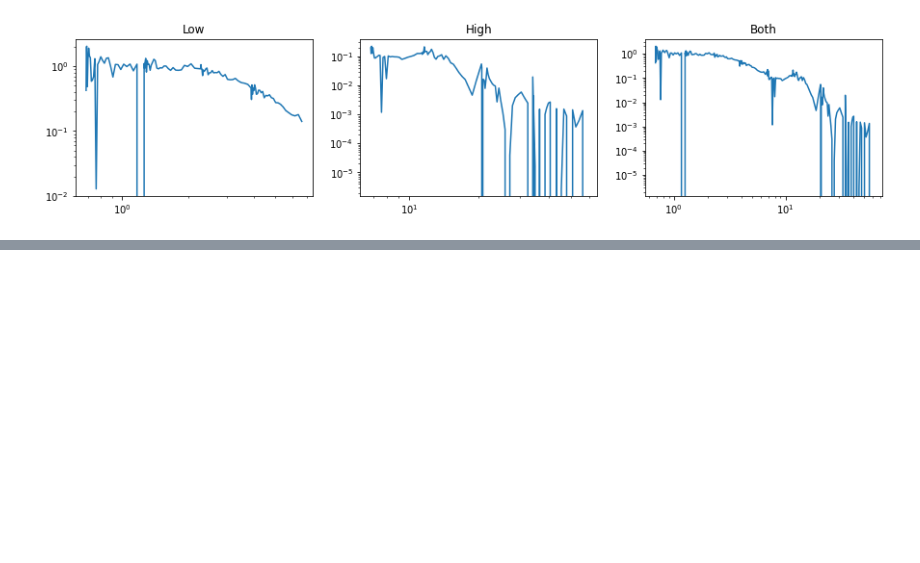
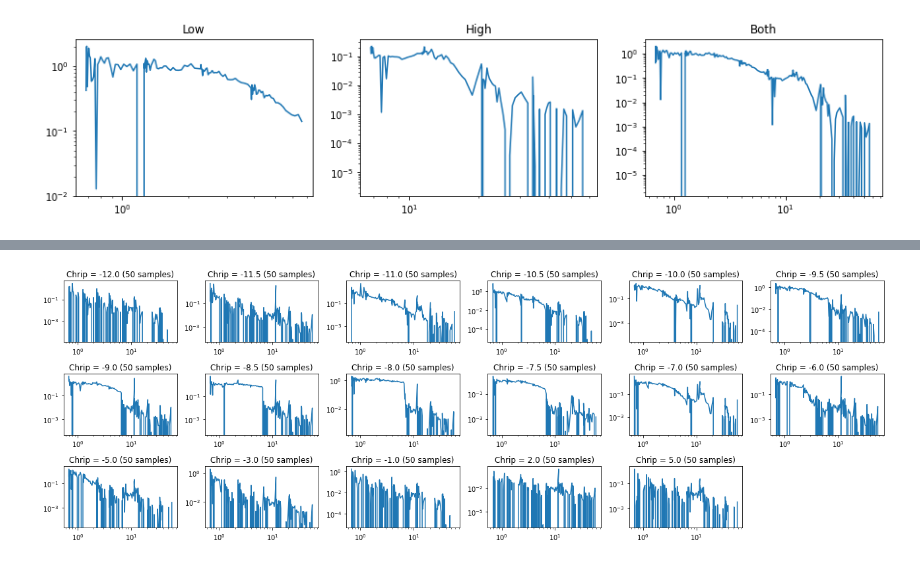
Before and after one commit to jank324/spectral-vd-euxfel, a Jupyter notebook: preprocess.ipynb, the cells around one changed output, grey strips where cells are left out. Cells and saved outputs as stored; diff of their text form; code cells hidden in the pictures; blank space fills up the shorter version.

Commit message:
Extracted CRISP data

```diff
--- a/preprocess.ipynb
+++ b/preprocess.ipynb
@@ -86,7 +86,7 @@ dtype: object
 plt.figure(figsize=(18,6))
 for i, chirp in enumerate(preprocessed.index.values):
     plt.subplot(3, 6, i+1)
-    plt.title(f"Chrip = {chirp}")
+    plt.title(f"Chirp = {chirp}")
     plt.plot(preprocessed[chirp])
 plt.tight_layout()
 plt.show()
@@ -153,0 +153,16 @@ plt.show()
+# %%
+frequencies = crisp_low.loc[0,"bunch_formfactor"][:,0]
+
+remove_frequencies = lambda data: data[:, 1]
+combined = crisp_low[1:][["l1_chrip_phase","bunch_formfactor"]].copy()
+combined["form_factor_low"] = combined["bunch_formfactor"].apply(remove_frequencies)
+combined.drop("bunch_formfactor", axis=1, inplace=True)
+combined["form_factor_high"] = crisp_low[1:]["bunch_formfactor"].apply(remove_frequencies)
+
+def combine_form_factors(row):
+    return np.concatenate([row["form_factor_low"][:120], row["form_factor_high"][120:]])
+
+combined["form_factor"] = combined.apply(combine_form_factors, axis=1)
+combined.drop(["form_factor_low", "form_factor_high"], axis=1, inplace=True)
+
+combined
@@ -153,0 +183,14 @@ plt.show()
+# %%
+samples_per_chirp = len(combined[combined["l1_chrip_phase"] == chirp])
+j = np.random.randint(samples_per_chirp)
+
+plt.figure(figsize=(18,6))
+for i, chirp in enumerate(combined["l1_chrip_phase"].unique()):
+    plt.subplot(3, 6, i+1)
+    plt.title(f"Chrip = {chirp} ({samples_per_chirp} samples)")
+    form_factor = combined[combined["l1_chrip_phase"] == chirp].iloc[j]["form_factor"]
+    plt.loglog(frequencies, form_factor)
+plt.tight_layout()
+plt.show()
+# %% [output]
+[figure, added]
```
Also changed, not shown: parts of 4 cells of this notebook.
